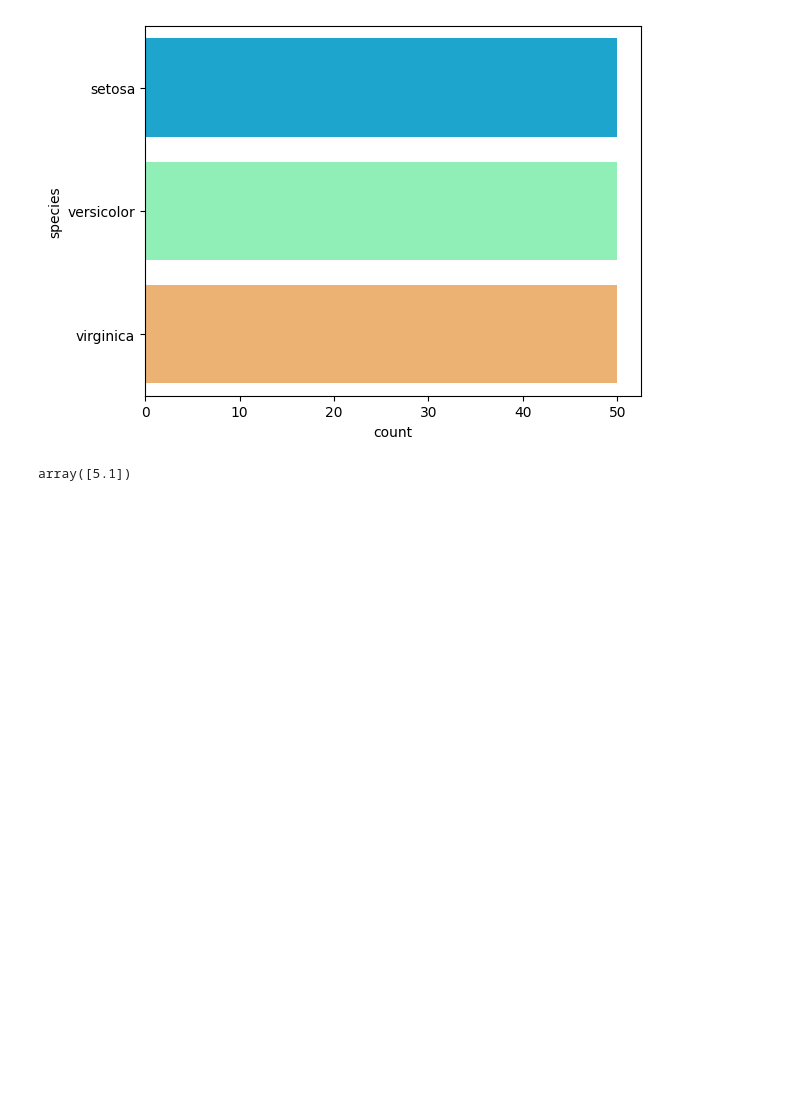
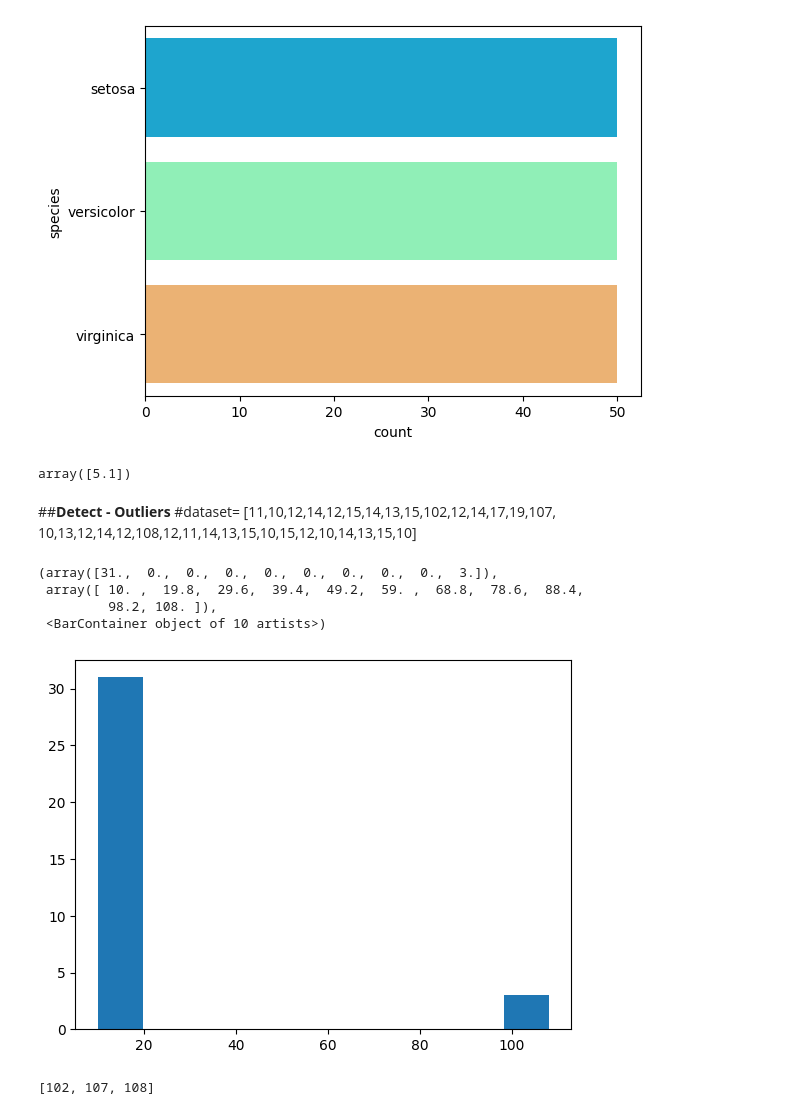
Before and after one commit to SUDHAN1022/Python-for-data-science, a Jupyter notebook: stats_practice.ipynb, the cells around one changed output. Saved outputs shown, nothing was run; the diff lists cells and outputs as text; code cells hidden in the pictures; blank space fills up the shorter version.

```diff
--- a/stats_practice.ipynb
+++ b/stats_practice.ipynb
@@ -80,3 +80,6 @@ Passing `palette` without assigning `hue` is deprecated and will be removed in v
 np.percentile(df1['sepal_length'],[25])
 # %% [output]
 array([5.1])
+# %% [markdown]
+##**Detect - Outliers**
+#dataset= [11,10,12,14,12,15,14,13,15,102,12,14,17,19,107, 10,13,12,14,12,108,12,11,14,13,15,10,15,12,10,14,13,15,10]
@@ -82,0 +90,10 @@ array([5.1])
+# %%
+dataset= [11,10,12,14,12,15,14,13,15,102,12,14,17,19,107, 10,13,12,14,12,108,12,11,14,13,15,10,15,12,10,14,13,15,10]
+# %%
+plt.hist(dataset)
+# %% [output]
+(array([31.,  0.,  0.,  0.,  0.,  0.,  0.,  0.,  0.,  3.]),
+ array([ 10. ,  19.8,  29.6,  39.4,  49.2,  59. ,  68.8,  78.6,  88.4,
+         98.2, 108. ]),
+ <BarContainer object of 10 artists>)
+[figure, added]
@@ -82,0 +115,4 @@ array([5.1])
+# %%
+detect_outliers(dataset)
+# %% [output]
+[102, 107, 108]
```
Also changed, not shown: parts of 12 cells of this notebook.
